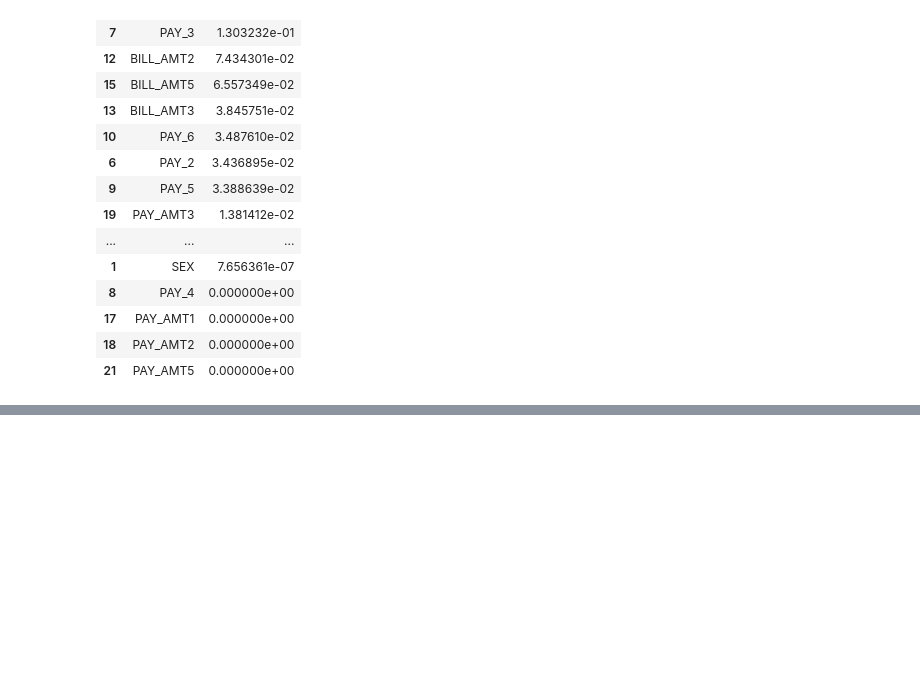
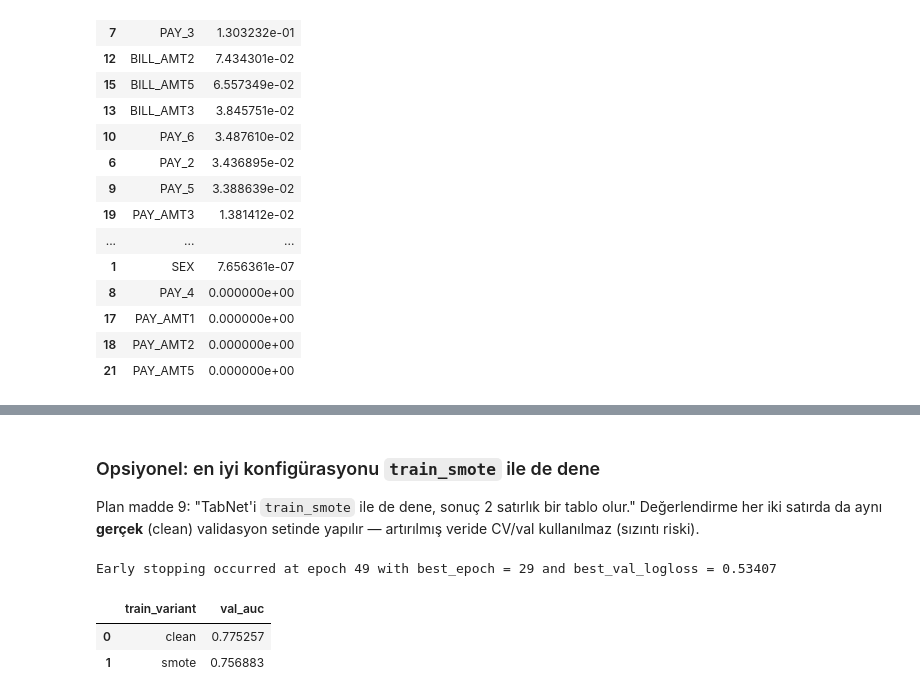
Before and after one commit to KamuranBey00/DataScienceProject, a Jupyter notebook: notebooks/04_tabnet.ipynb, the cells around one changed output, grey strips where cells are left out. Drawn from its saved outputs; the diff is of its cells as text; code cells hidden in the pictures; blank space fills up the shorter version.

```diff
--- a/notebooks/04_tabnet.ipynb
+++ b/notebooks/04_tabnet.ipynb
@@ -564,0 +759,53 @@ Kaydedildi: C:\Users\kdrgn\DataScienceProject\models\importance\tabnet_masks.npz
+# %% [markdown]
+### Opsiyonel: en iyi konfigürasyonu `train_smote` ile de dene
+
+Plan madde 9: "TabNet'i `train_smote` ile de dene, sonuç 2 satırlık bir tablo
+olur." Değerlendirme her iki satırda da aynı **gerçek** (clean) validasyon
+setinde yapılır — artırılmış veride CV/val kullanılmaz (sızıntı riski).
+# %%
+smote_train_df = load_split("train", "smote")
+X_smote_raw = smote_train_df[FEATURES]
+y_smote = smote_train_df["default"].to_numpy()
+
+# Aynı scaler (clean train'e fit edilmiş preproc) kullanılır, yeniden fit edilmez.
+X_smote = encode_categoricals(preproc.transform(X_smote_raw))[FEATURES].to_numpy(dtype="float32")
+
+smote_clf = TabNetClassifier(
+    cat_idxs=cat_idxs,
+    cat_dims=cat_dims,
+    cat_emb_dim=2,
+    n_d=int(BEST.n_d),
+    n_a=int(BEST.n_a),
+    n_steps=int(BEST.n_steps),
+    gamma=float(BEST.gamma),
+    mask_type=BEST.mask_type,
+    lambda_sparse=float(BEST.lambda_sparse),
+    seed=SEED,
+    verbose=0,
+)
+smote_clf.fit(
+    X_smote,
+    y_smote,
+    eval_set=[(X_val, y_val)],
+    eval_name=["val"],
+    eval_metric=["auc", "logloss"],
+    max_epochs=100,
+    patience=20,
+    batch_size=1024,
+    virtual_batch_size=128,
+)
+smote_val_auc = max(smote_clf.history["val_auc"])
+
+variant_comparison = pd.DataFrame(
+    [
+        {"train_variant": "clean", "val_auc": BEST.val_auc},
+        {"train_variant": "smote", "val_auc": smote_val_auc},
+    ]
+)
+variant_comparison.to_csv(REPORTS_DIR / "tabnet_smote_comparison.csv", index=False)
+variant_comparison
+# %% [output]
+Early stopping occurred at epoch 49 with best_epoch = 29 and best_val_logloss = 0.53407
+|  | train_variant | val_auc |
+| 0 | clean | 0.775257 |
+| 1 | smote | 0.756883 |
```
Also changed, not shown: parts of 8 cells of this notebook, 11 other files.
